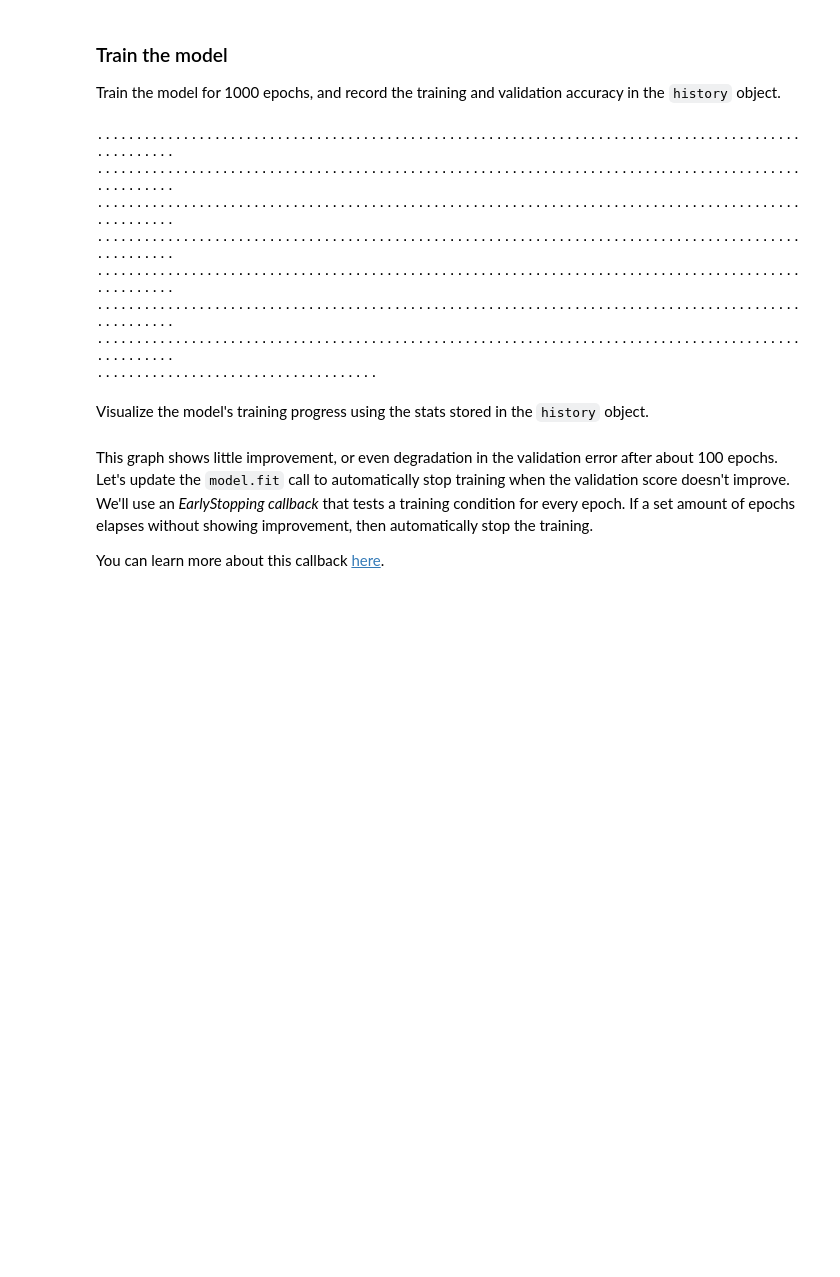
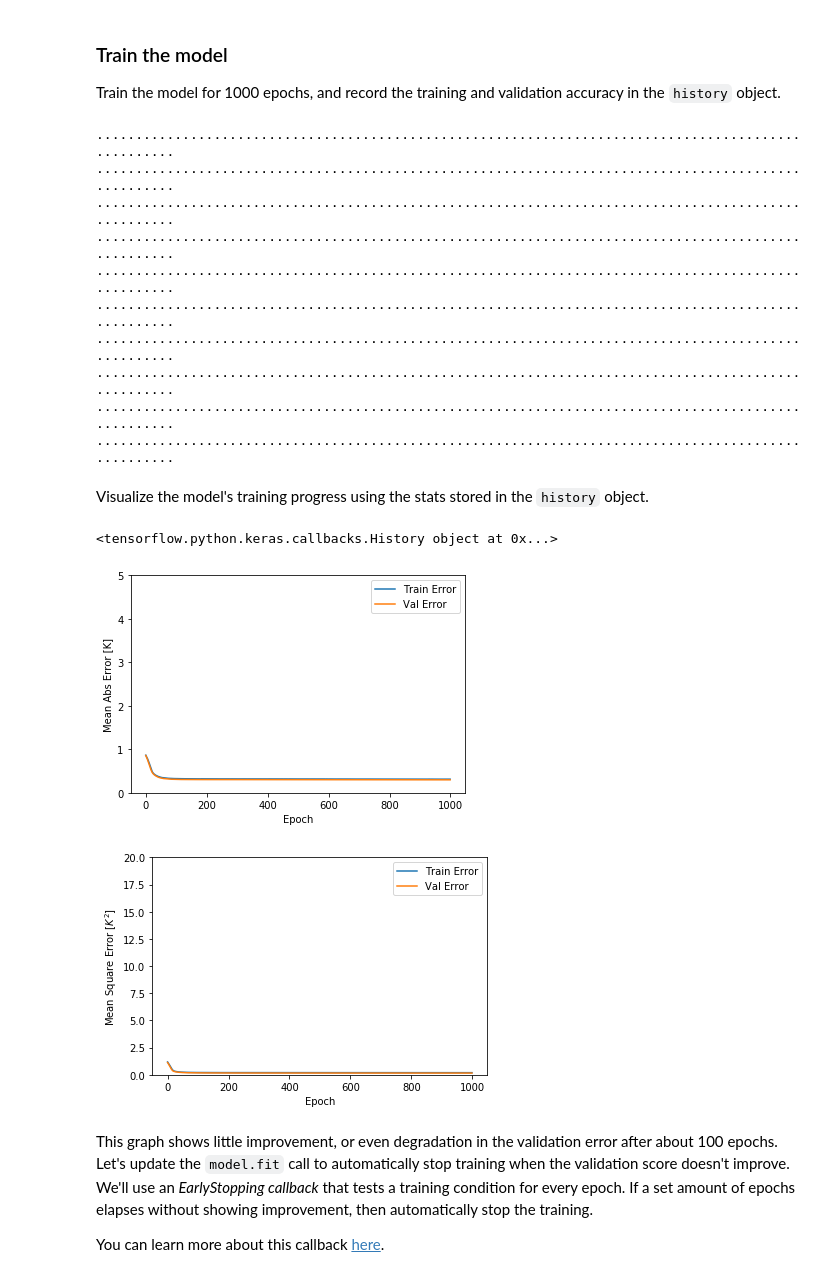
Before and after one commit to astrodatos/proyecto_neuralclusters, a Jupyter notebook: Neural_Clusters.ipynb, the cells around one changed output. Cells and saved outputs as stored; diff of their text form; code cells hidden in the pictures; blank space fills up the shorter version.

```diff
--- a/Neural_Clusters.ipynb
+++ b/Neural_Clusters.ipynb
@@ -128,6 +119,9 @@ def normfeat(x):
 #normtest_temp=tf.keras.utils.normalize(test_labels,axis=0)
 train_mean=train_labels.mean()
 train_std=train_labels.std()
-norm_trainlabels=(train_labels-train_mean)/train_std
+
+
+norm_train_labels=(train_labels-train_mean)/train_std
+norm_train_feat = (train_feat - train_feat.mean())/train_feat.std()
 print(norm_trainlabels)
 # %% [output]
@@ -161,7 +155,7 @@ Let's build our model. Here, we'll use a `Sequential` model with two densely con
 # %%
 def build_model():
   model = keras.Sequential([
-    layers.Dense(1, activation=tf.nn.sigmoid, input_shape=[len(train_datapd.keys())]),
+    layers.Dense(1, activation=tf.nn.tanh, input_shape=[len(train_datapd.keys())]),
     #layers.Dense(4, activation=tf.nn.relu),
     #layers.Dense(4, activation=tf.nn.relu),
     #layers.Dense(1)
@@ -214,7 +201,7 @@ class PrintDot(keras.callbacks.Callback):
 EPOCHS = 1000
 
 history = model.fit(
-  norm_traindata, norm_traintemp,
+  norm_train_feat, norm_train_labels,
   epochs=EPOCHS, validation_split = 0.2, verbose=0,
   callbacks=[PrintDot()])
 # %% [output]
@@ -225,43 +212,49 @@ history = model.fit(
 ....................................................................................................
 ....................................................................................................
 ....................................................................................................
-....................................
+....................................................................................................
+....................................................................................................
+....................................................................................................
 # %% [markdown]
 Visualize the model's training progress using the stats stored in the `history` object.
 # %%
-#hist = pd.DataFrame(history.history)
-#hist['epoch'] = history.epoch
-#hist.tail()
+hist = pd.DataFrame(history.history)
+hist['epoch'] = history.epoch
+hist.tail()
 
 print(history)
 
 def plot_history(history):
   hist = pd.DataFrame(history.history)
   hist['epoch'] = history.epoch
 
   plt.figure()
   plt.xlabel('Epoch')
   plt.ylabel('Mean Abs Error [K]')
   plt.plot(hist['epoch'], hist['mean_absolute_error'],
            label='Train Error')
   plt.plot(hist['epoch'], hist['val_mean_absolute_error'],
            label = 'Val Error')
   plt.ylim([0,5])
   plt.legend()
 
   plt.figure()
   plt.xlabel('Epoch')
   plt.ylabel('Mean Square Error [$K^2$]')
   plt.plot(hist['epoch'], hist['mean_squared_error'],
            label='Train Error')
   plt.plot(hist['epoch'], hist['val_mean_squared_error'],
            label = 'Val Error')
   plt.ylim([0,20])
   plt.legend()
   plt.show()
 
 
 plot_history(history)
+# %% [output]
+<tensorflow.python.keras.callbacks.History object at 0x...>
+[figure, added]
+[figure, added]
 # %% [markdown]
 This graph shows little improvement, or even degradation in the validation error after about 100 epochs. Let's update the `model.fit` call to automatically stop training when the validation score doesn't improve. We'll use an *EarlyStopping callback* that tests a training condition for  every epoch. If a set amount of epochs elapses without showing improvement, then automatically stop the training.
 
```
Also changed, not shown: parts of 20 cells of this notebook.
